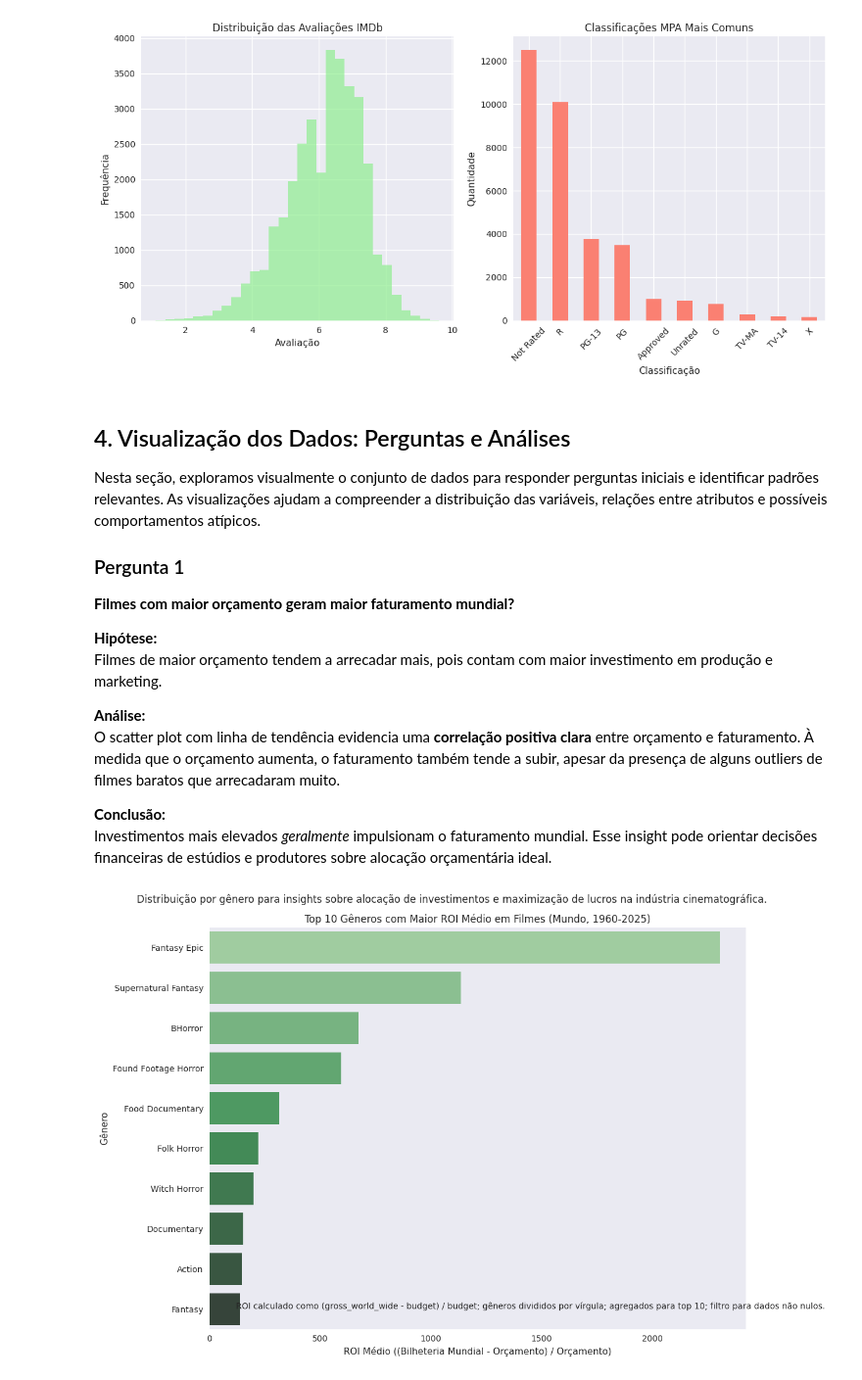
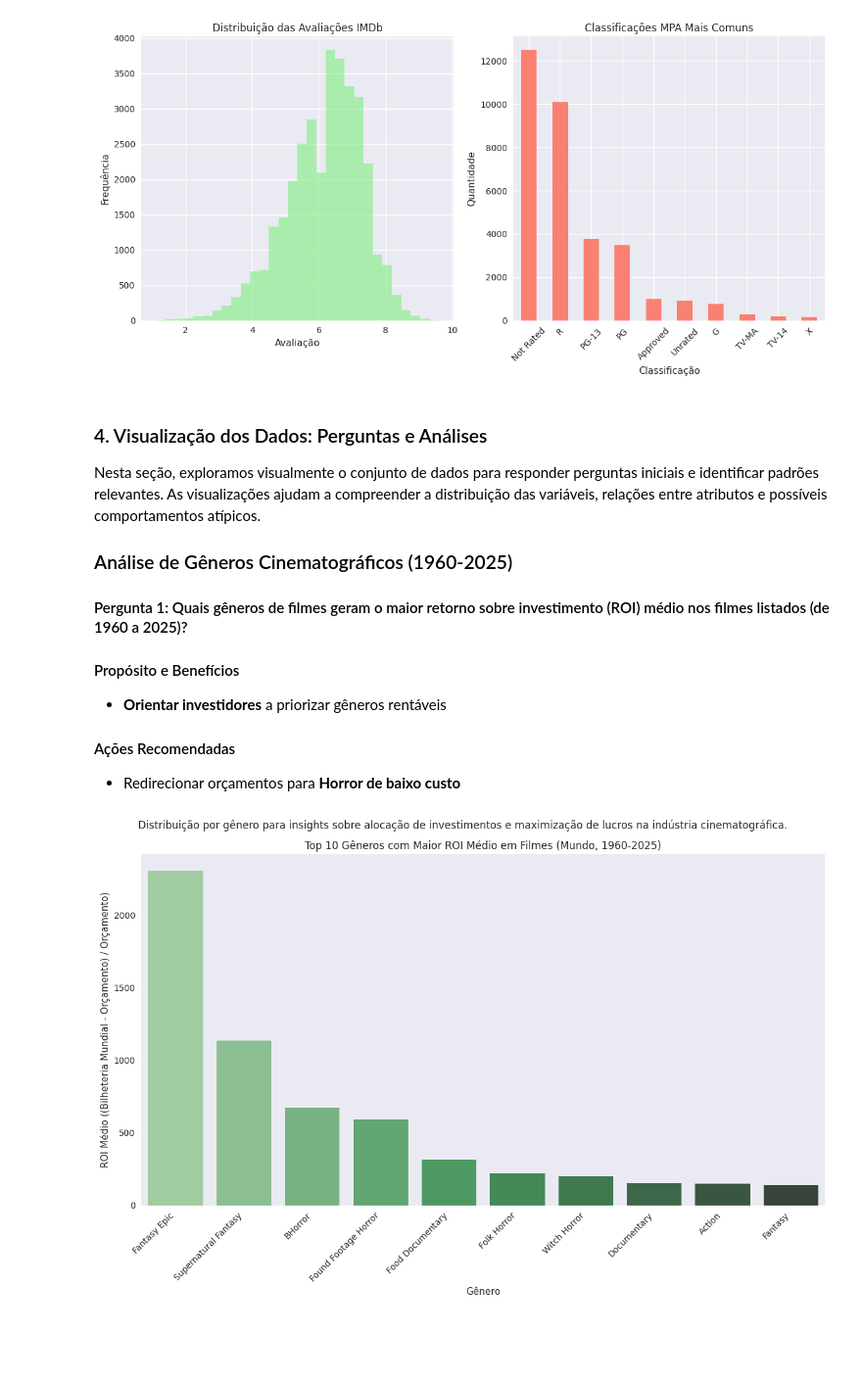
Before and after one commit to Erc-prog-xD/CienciaDeDados, a Jupyter notebook: notebooks/imdb-notebook.ipynb, the cells around one changed output. Shown: that part at 98% size. Saved outputs shown, nothing was run; the diff lists cells and outputs as text; code cells hidden in the pictures; blank space fills up the shorter version.

```diff
--- a/notebooks/imdb-notebook.ipynb
+++ b/notebooks/imdb-notebook.ipynb
@@ -236,21 +246,19 @@ plt.show()
 # %% [output]
 [figure]
 # %% [markdown]
-## 4. Visualização dos Dados: Perguntas e Análises
+### 4. Visualização dos Dados: Perguntas e Análises
 
 Nesta seção, exploramos visualmente o conjunto de dados para responder perguntas iniciais e identificar padrões relevantes. As visualizações ajudam a compreender a distribuição das variáveis, relações entre atributos e possíveis comportamentos atípicos.
 
-### Pergunta 1
-**Filmes com maior orçamento geram maior faturamento mundial?**
+### Análise de Gêneros Cinematográficos (1960-2025)
 
-**Hipótese:**
-Filmes de maior orçamento tendem a arrecadar mais, pois contam com maior investimento em produção e marketing.
+#### Pergunta 1: Quais gêneros de filmes geram o maior retorno sobre investimento (ROI) médio nos filmes listados (de 1960 a 2025)?
 
-**Análise:**
-O scatter plot com linha de tendência evidencia uma **correlação positiva clara** entre orçamento e faturamento. À medida que o orçamento aumenta, o faturamento também tende a subir, apesar da presença de alguns outliers de filmes baratos que arrecadaram muito.
+#### Propósito e Benefícios
+- **Orientar investidores** a priorizar gêneros rentáveis
 
-**Conclusão:**
-Investimentos mais elevados *geralmente* impulsionam o faturamento mundial. Esse insight pode orientar decisões financeiras de estúdios e produtores sobre alocação orçamentária ideal.
+#### Ações Recomendadas
+- Redirecionar orçamentos para **Horror de baixo custo**
 # %%
 # Converter colunas relevantes para numérico
 df['budget'] = pd.to_numeric(df['budget'], errors='coerce')
@@ -262,34 +270,32 @@ df_filtered = df_filtered[df_filtered['budget'] > 0]
 
 # Calcular ROI
 df_filtered['roi'] = (df_filtered['gross_world_wide'] - df_filtered['budget']) / df_filtered['budget']
 
 # Expandir gêneros (separados por vírgula)
 genres_expanded = df_filtered['genre'].str.split(', ', expand=True).stack().reset_index(level=1, drop=True)
 genres_expanded.name = 'genre_split'
 df_expanded = df_filtered.drop('genre', axis=1).join(genres_expanded)
 
 # Agrupar por gênero e calcular ROI médio, top 10
 roi_by_genre = df_expanded.groupby('genre_split')['roi'].mean().sort_values(ascending=False).head(10)
 
 # Configurar o plot
 plt.figure(figsize=(12, 8))
 sns.barplot(x=roi_by_genre.index, y=roi_by_genre.values, palette='Greens_d')
 
 # Títulos e rótulos
 plt.title('Top 10 Gêneros com Maior ROI Médio em Filmes (Mundo, 1960-2025)')
 plt.suptitle('Distribuição por gênero para insights sobre alocação de investimentos e maximização de lucros na indústria cinematográfica.')
 plt.ylabel('ROI Médio ((Bilheteria Mundial - Orçamento) / Orçamento)')
 plt.xlabel('Gênero')
 
 # Rotacionar labels do eixo X para melhor legibilidade
 plt.xticks(rotation=45, ha='right')
 
 # Grade e nota
 plt.grid(axis='y')
-plt.annotate('ROI calculado como (gross_world_wide - budget) / budget; gêneros divididos por vírgula; agregados para top 10; filtro para dados não nulos.', xy=(0.05, 0.05), xycoords='axes fraction', fontsize=10)
-
 plt.tight_layout()
 plt.show()
 # %% [output]
-[figure, old version]
+[figure, new version]
 # %% [markdown]
```
Also changed, not shown: parts of 3 cells of this notebook.
